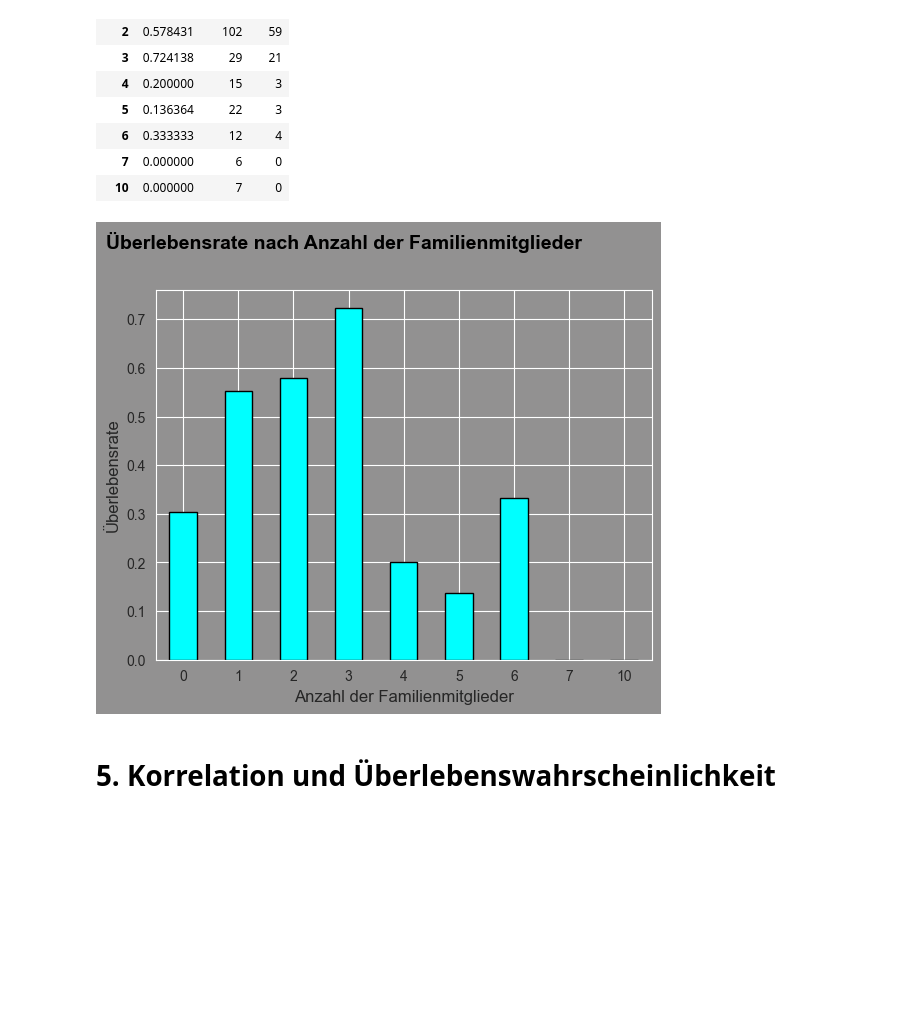
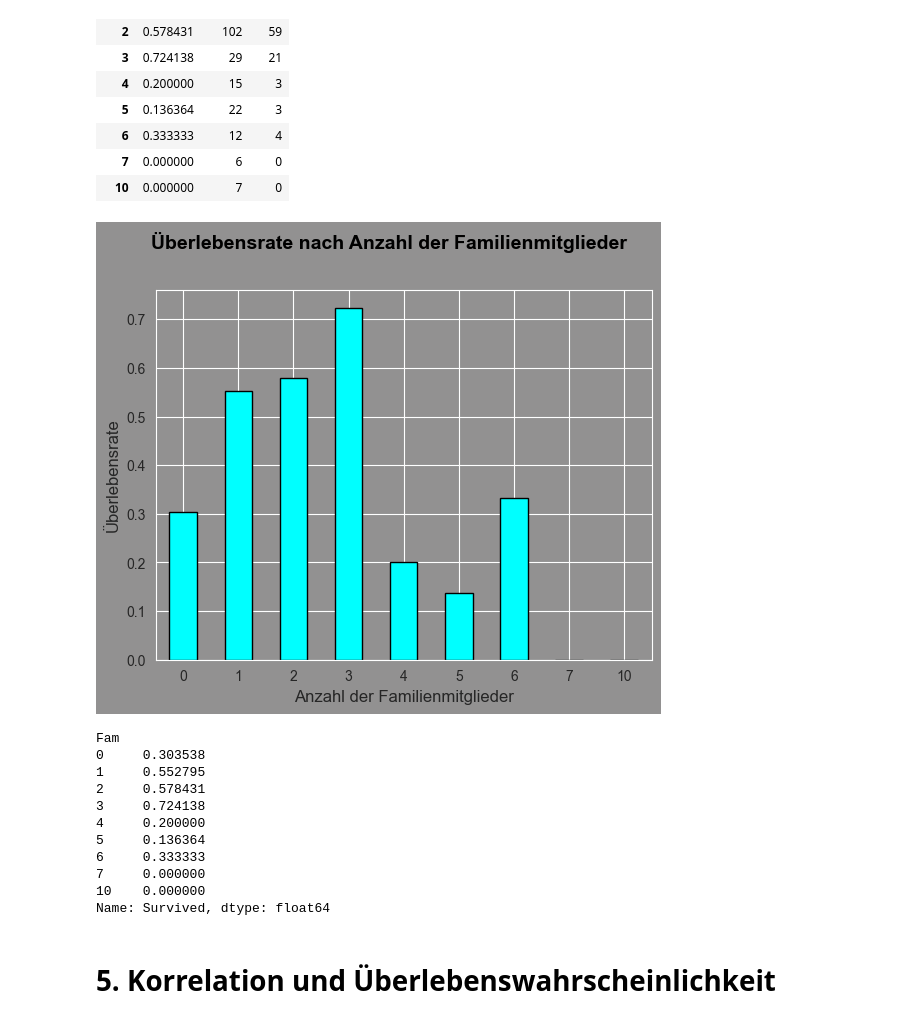
Before and after one commit to RickSpringer/The_Titanic_Problem, a Jupyter notebook: Titanic/240212_The_Titanic_Jupyter_Notebook.ipynb, the cells around one changed output. Drawn from its saved outputs; the diff is of its cells as text; code cells hidden in the pictures; blank space fills up the shorter version.

```diff
--- a/Titanic/240212_The_Titanic_Jupyter_Notebook.ipynb
+++ b/Titanic/240212_The_Titanic_Jupyter_Notebook.ipynb
@@ -739,36 +741,48 @@ survival_with_fam = titanic_data.groupby('Fam')['Survived'].mean()
 fig, ax = plt.subplots()
 
 survived_with_fam_plot = survival_with_fam.plot(kind='bar',
                                                color='#00FFFF',
                                                ec='black',
                                                lw=1,
                                                rot=0,
                                                ax=ax
                                                )
 
 fig.patch.set_facecolor('#929191')
-
 ax.set_facecolor('#929191')
 
 ax.set_xlabel('Anzahl der Familienmitglieder',
               fontsize=12
               )
 ax.set_ylabel('Überlebensrate',
               fontsize=12
               )
 
 survived_with_fam_plot.set_title('Überlebensrate nach Anzahl der Familienmitglieder',
                                 fontsize=14,
                                 pad=30,
                                 color='black',
                                 fontweight='bold',
                                 loc='left',
-                                x= -0.1
+                                x= -0.01
                                 )
 
 plt.show()
+
+print(f'{survival_with_fam}')
 # %% [output]
-[figure, old version]
+[figure, new version]
+Fam
+0     0.303538
+1     0.552795
+2     0.578431
+3     0.724138
+4     0.200000
+5     0.136364
+6     0.333333
+7     0.000000
+10    0.000000
+Name: Survived, dtype: float64
 # %% [markdown]
 # 5. Korrelation und Überlebenswahrscheinlichkeit
 # %%
```
Also changed, not shown: parts of 10 cells of this notebook, 14 other files.
